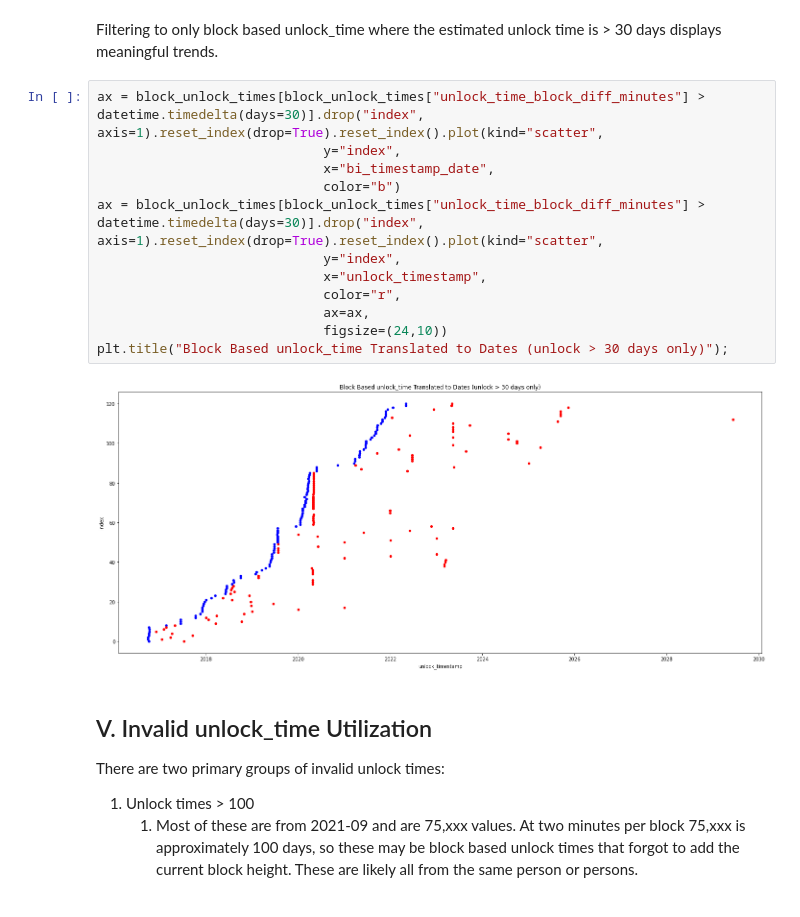
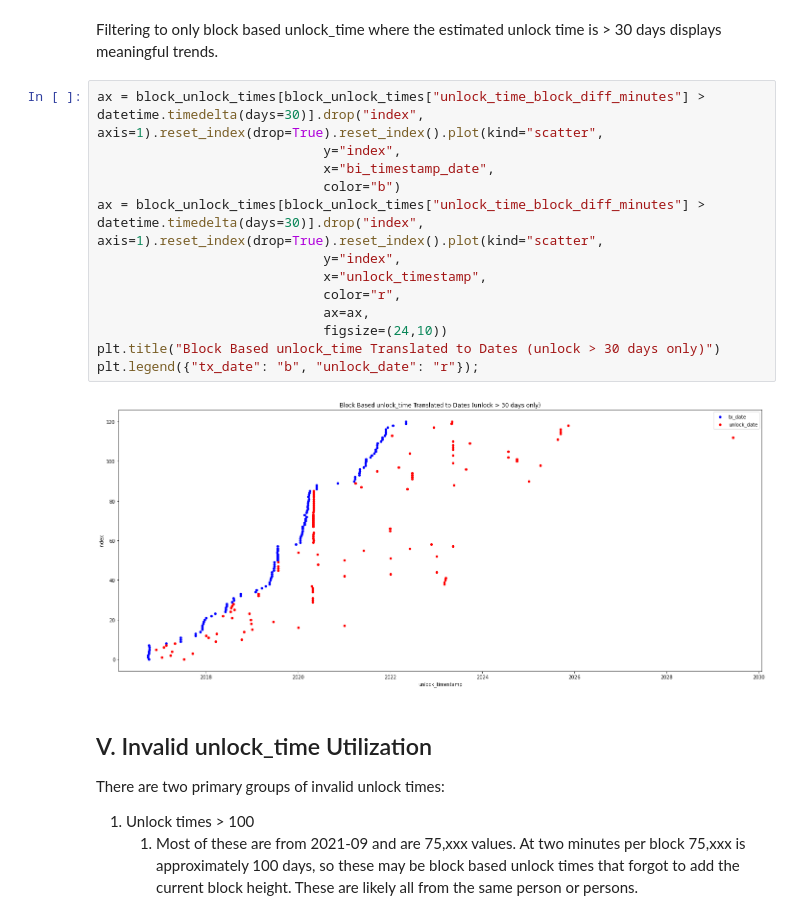
Before and after one commit to AnonimaUzanto/monero_blockchain_analysis, a Jupyter notebook: Unlock_Time_Analysis.ipynb, the cells around one changed output. Cells and saved outputs as stored; diff of their text form.

```diff
--- a/Unlock_Time_Analysis.ipynb
+++ b/Unlock_Time_Analysis.ipynb
@@ -172,17 +174,18 @@ Filtering to only block based unlock_time where the estimated unlock time is > 3
 # %%
 ax = block_unlock_times[block_unlock_times["unlock_time_block_diff_minutes"] > datetime.timedelta(days=30)].drop("index", axis=1).reset_index(drop=True).reset_index().plot(kind="scatter",
                              y="index",
                              x="bi_timestamp_date",
                              color="b")
 ax = block_unlock_times[block_unlock_times["unlock_time_block_diff_minutes"] > datetime.timedelta(days=30)].drop("index", axis=1).reset_index(drop=True).reset_index().plot(kind="scatter",
                              y="index",
                              x="unlock_timestamp",
                              color="r",
                              ax=ax,
                              figsize=(24,10))
-plt.title("Block Based unlock_time Translated to Dates (unlock > 30 days only)");
+plt.title("Block Based unlock_time Translated to Dates (unlock > 30 days only)")
+plt.legend({"tx_date": "b", "unlock_date": "r"});
 # %% [output]
-[figure, old version]
+[figure, new version]
 # %% [markdown]
 ## V. Invalid unlock_time Utilization
 
```
Also changed, not shown: parts of 2 cells of this notebook.
